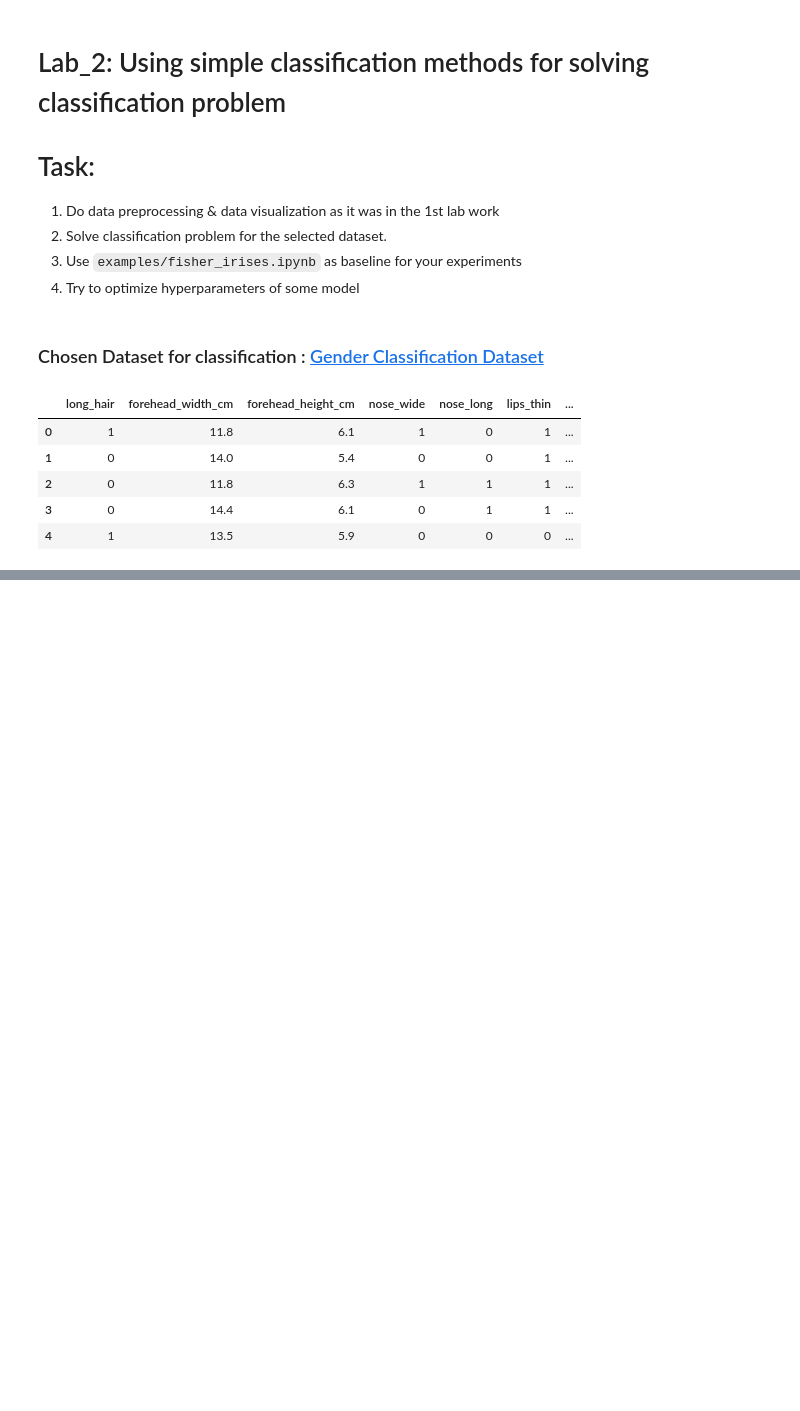
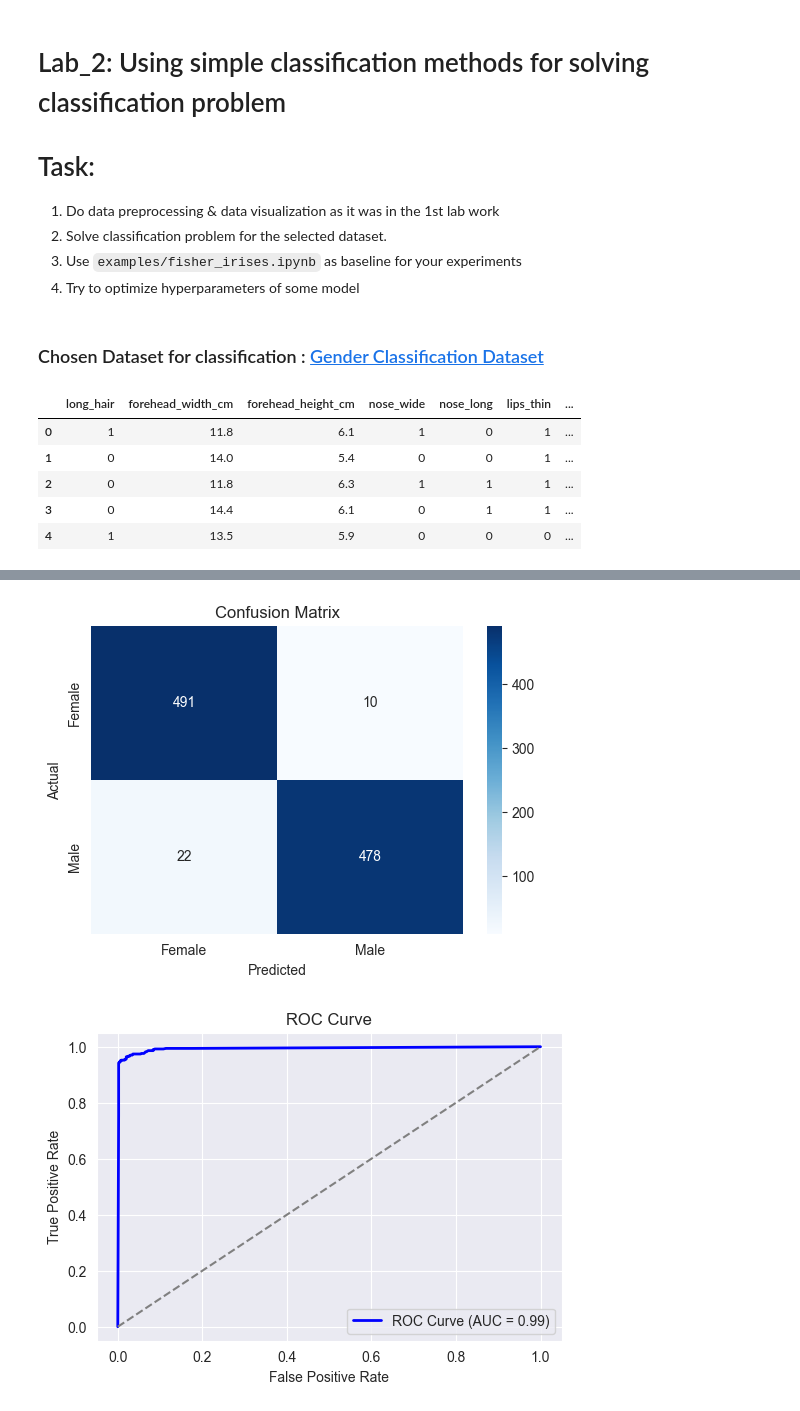
Before and after one commit to ivan-22-3-5/ML_6th_sem, a Jupyter notebook: lab4/task/lab_4.ipynb, the cells around one changed output, grey strips where cells are left out. Drawn from its saved outputs; the diff is of its cells as text; code cells hidden in the pictures; blank space fills up the shorter version.

```diff
--- a/lab4/task/lab_4.ipynb
+++ b/lab4/task/lab_4.ipynb
@@ -22,0 +146,14 @@ df.head()
+# %%
+from sklearn.ensemble import RandomForestClassifier
+
+rf = RandomForestClassifier()
+rf.fit(X_train, y_train)
+
+y_pred = rf.predict(X_test)
+
+metrics(y_test, y_pred)
+plot_confusion_matrix(y_test, y_pred)
+plot_roc_curve(rf.predict_proba(X_test)[:, 1], y_test)
+# %% [output]
+[figure, added]
+[figure, added]
```
Also changed, not shown: parts of 11 cells of this notebook.
